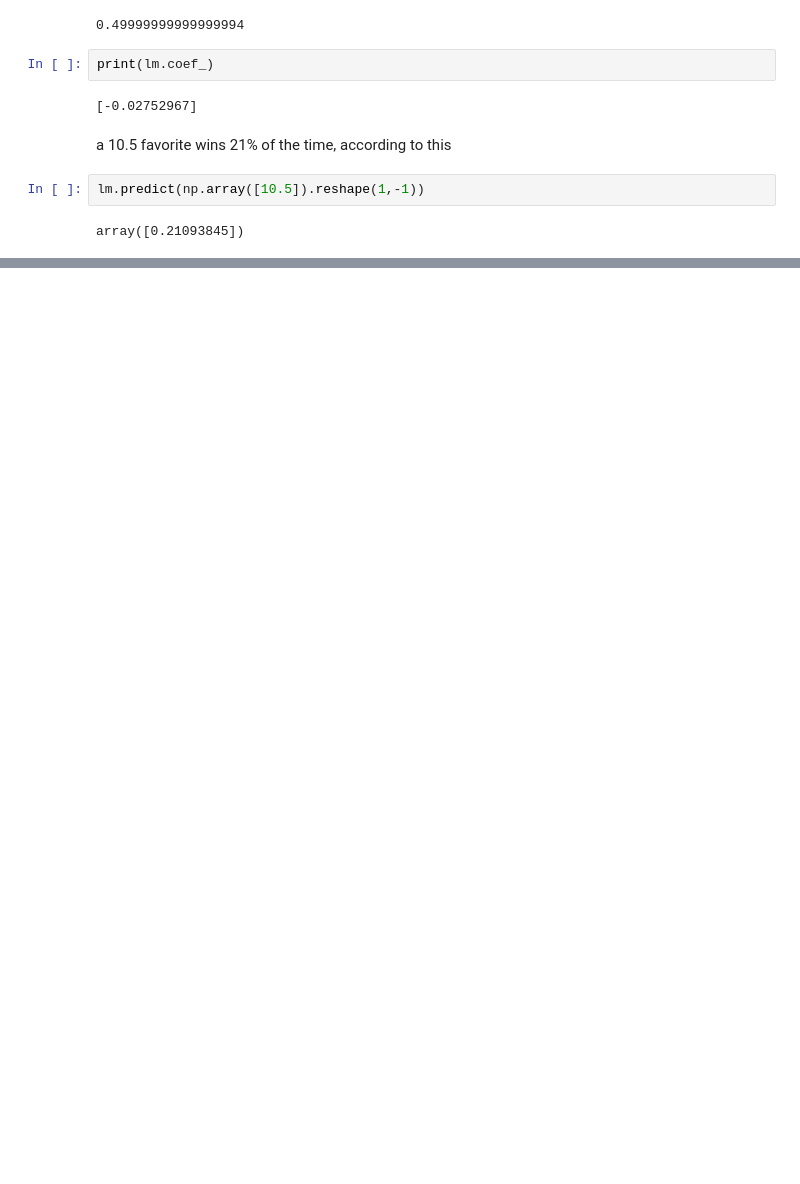
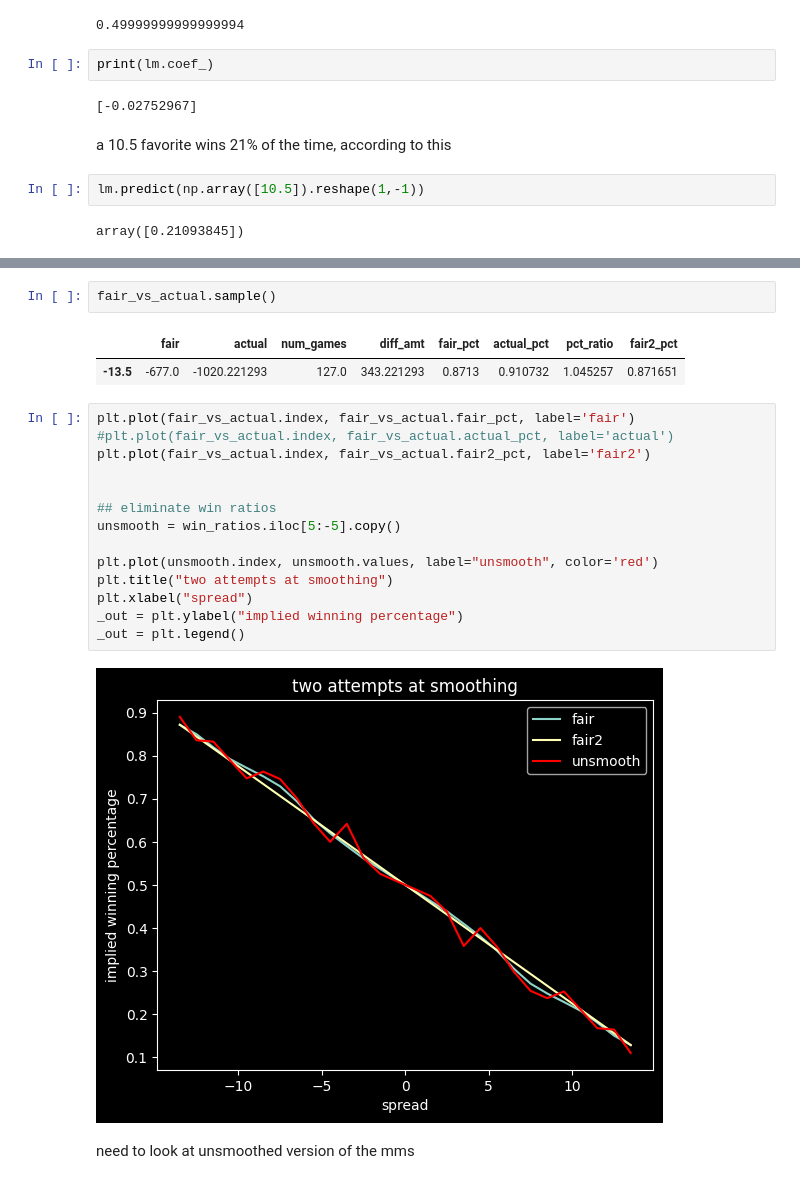
Before and after one commit to csdurfee/scrape_yahoo_odds, a Jupyter notebook: push_charts.ipynb, the cells around one changed output, grey strips where cells are left out. Saved outputs shown, nothing was run; the diff lists cells and outputs as text; blank space fills up the shorter version.

```diff
--- a/push_charts.ipynb
+++ b/push_charts.ipynb
@@ -511,0 +534,23 @@ I'm baffled why this makes it look like slight faves are a bad deal on the money
+# %%
+fair_vs_actual.sample()
+# %% [output]
+|  | fair | actual | num_games | diff_amt | fair_pct | actual_pct | pct_ratio | fair2_pct |
+| -13.5 | -677.0 | -1020.221293 | 127.0 | 343.221293 | 0.8713 | 0.910732 | 1.045257 | 0.871651 |
+# %%
+plt.plot(fair_vs_actual.index, fair_vs_actual.fair_pct, label='fair')
+#plt.plot(fair_vs_actual.index, fair_vs_actual.actual_pct, label='actual')
+plt.plot(fair_vs_actual.index, fair_vs_actual.fair2_pct, label='fair2')
+
+
+## eliminate win ratios
+unsmooth = win_ratios.iloc[5:-5].copy()
+
+plt.plot(unsmooth.index, unsmooth.values, label="unsmooth", color='red')
+plt.title("two attempts at smoothing")
+plt.xlabel("spread")
+_out = plt.ylabel("implied winning percentage")
+_out = plt.legend()
+# %% [output]
+[figure, added]
+# %% [markdown]
+need to look at unsmoothed version of the mms
```
Also changed, not shown: parts of 33 cells of this notebook.
